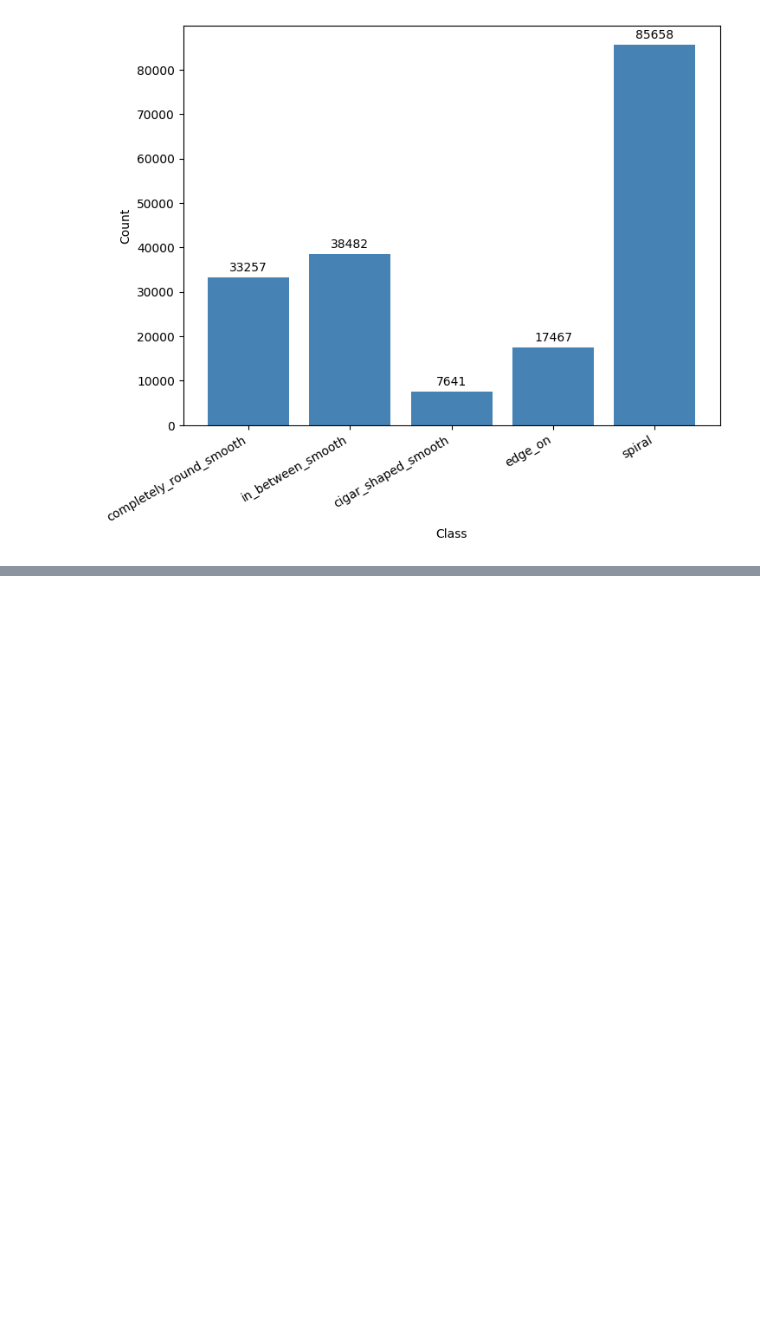
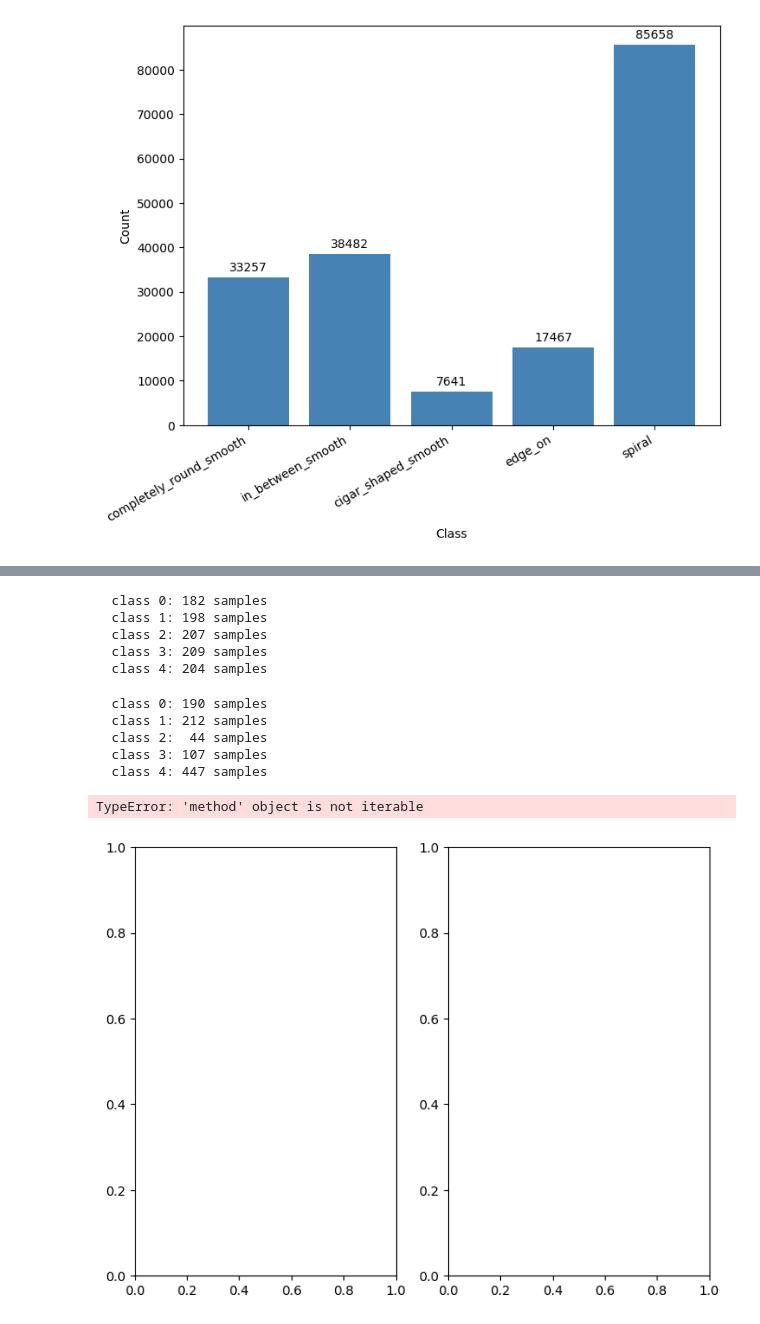
Before and after one commit to YubikNakarmi/galaxy-classification, a Jupyter notebook: notebooks/label_processing_1.ipynb, the cells around one changed output, grey strips where cells are left out. Cells and saved outputs as stored; diff of their text form; code cells hidden in the pictures; blank space fills up the shorter version.

Commit message:
label processing: using weighted sampling to process data in notebook.

```diff
--- a/notebooks/label_processing_1.ipynb
+++ b/notebooks/label_processing_1.ipynb
@@ -317,0 +325,53 @@ plt.xticks(rotation=30, ha='right')
+# %%
+class_counts = counts.to_dict()
+class_weights = {int(cls): 1.0/float(cnt) for cls, cnt in class_counts.items()}
+sample_weights = torch.tensor([class_weights[int(l)] for l in labeled_df['label'].values], dtype=torch.double)
+# %%
+class DFWrapperDataset(Dataset):
+    def __init__(self, df):
+        self.df = df.reset_index(drop=True)
+    def __len__(self):
+        return len(self.df)
+    def __getitem__(self, idx):
+        row = self.df.iloc[idx]
+        return {'idx': int(idx)}, int(row['label'])
+
+sampler = WeightedRandomSampler(weights=sample_weights, num_samples=len(sample_weights), replacement=True)
+
+
+dataset = DFWrapperDataset(labeled_df)
+loader = DataLoader(dataset, batch_size=1000, sampler=sampler)
+
+loader2 = DataLoader(dataset, batch_size=1000, shuffle=True)
+# %%
+id,label = next(iter(loader))
+counts1 = torch.bincount(label, minlength=5)
+for i, c in enumerate(counts1):
+    print(f"  class {i}: {c.item():3d} samples")
+# %% [output]
+  class 0: 182 samples
+  class 1: 198 samples
+  class 2: 207 samples
+  class 3: 209 samples
+  class 4: 204 samples
+# %%
+id,label = next(iter(loader2))
+counts2 = torch.bincount(label, minlength=5)
+for i, c in enumerate(counts2):
+    print(f"  class {i}: {c.item():3d} samples")
+# %% [output]
+  class 0: 190 samples
+  class 1: 212 samples
+  class 2:  44 samples
+  class 3: 107 samples
+  class 4: 447 samples
+# %%
+fig,ax = plt.subplots(1,2,figsize=(8, 6))
+ax[0].bar(x = [CLASS_NAMES[i] for i in counts1.index], y = counts1.values, color='steelblue')
+ax[0].set_title("WeightedRandomSampler")
+
+ax[1].bar([CLASS_NAMES[i] for i in counts2.index], counts2.values, color='steelblue')
+ax[1].set_title("RandomSampler")
+# %% [output]
+TypeError: 'method' object is not iterable
+[figure, added]
```
Also changed, not shown: parts of 3 cells of this notebook, 7 other files.
